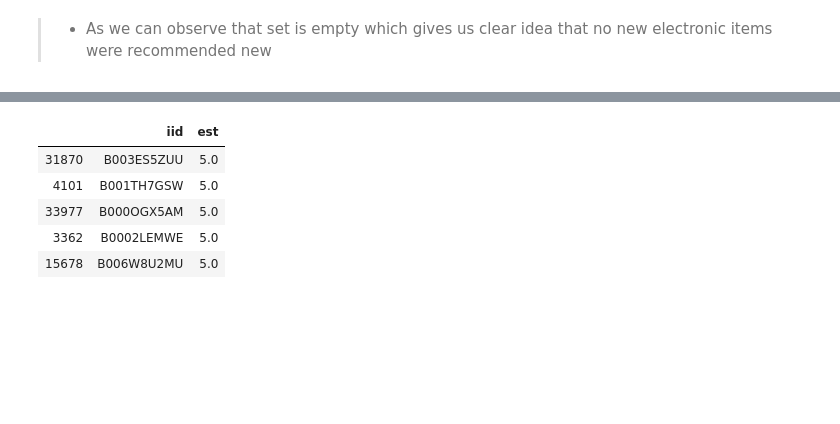
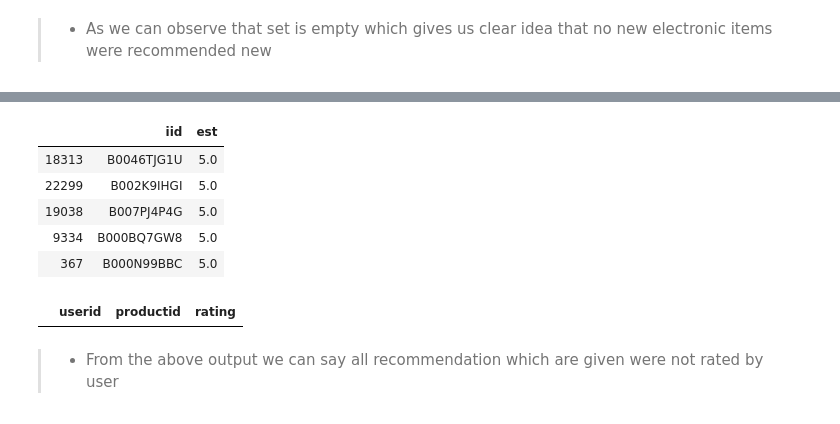
Before and after one commit to GreatLearningAIML1/pune-july19-batch-parikshitbangde, a Jupyter notebook: RecommSystems_R5_Project1.ipynb, the cells around one changed output, grey strips where cells are left out. Cells and saved outputs as stored; diff of their text form; code cells hidden in the pictures; blank space fills up the shorter version.

```diff
--- a/RecommSystems_R5_Project1.ipynb
+++ b/RecommSystems_R5_Project1.ipynb
@@ -203,7 +203,7 @@ plt.show()
 count = df.groupby('userid')['rating'].count()
 # %%
 # creating new dataframe in which we have only those users who have given 50 or more then 50 product
-df_50_greater=df[df['userid'].isin(count[count > 50].index)]
+df_50_greater=df[df['userid'].isin(count[count >= 50].index)]
 df_50_greater['userid'].value_counts()# To cross check
 # %% [output]
 A5JLAU2ARJ0BO     520
@@ -450,0 +454,3 @@ rec_5(user_id)
+# %%
+top_5_recommendation= pd.DataFrame(rec_5(user_id))
+top_5_recommendation.iloc[0,0]
@@ -550,11 +614,11 @@ def  recomendation (uid):
     return top_5_recommendation
 # %%
 # Recommendation for a given user
-recomendation('A3CKI6VEH0HBMJ')
+recomendation('A1NMM0RDRF6R84')
 # %% [output]
 |  | iid | est |
-| 31870 | B003ES5ZUU | 5.0 |
-| 4101 | B001TH7GSW | 5.0 |
-| 33977 | B000OGX5AM | 5.0 |
-| 3362 | B0002LEMWE | 5.0 |
-| 15678 | B006W8U2MU | 5.0 |
+| 18313 | B0046TJG1U | 5.0 |
+| 22299 | B002K9IHGI | 5.0 |
+| 19038 | B007PJ4P4G | 5.0 |
+| 9334 | B000BQ7GW8 | 5.0 |
+| 367 | B000N99BBC | 5.0 |
@@ -560,0 +629,7 @@ recomendation('A3CKI6VEH0HBMJ')
+# %%
+# checking the recommended product exist in user rating history or not
+product_id_check[product_id_check['productid']== 'B006W8U2MU' ]
+# %% [output]
+|  | userid | productid | rating |
+# %% [markdown]
+>-  From the above output we can say all recommendation which are given were not rated by user
```
Also changed, not shown: parts of 40 cells of this notebook.
